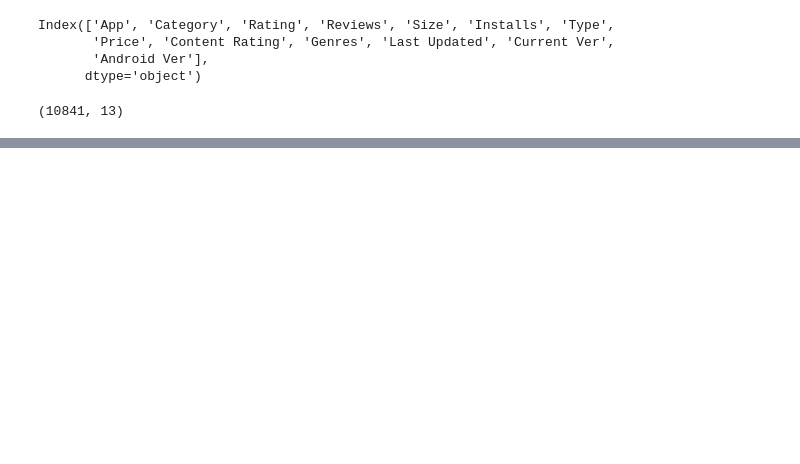
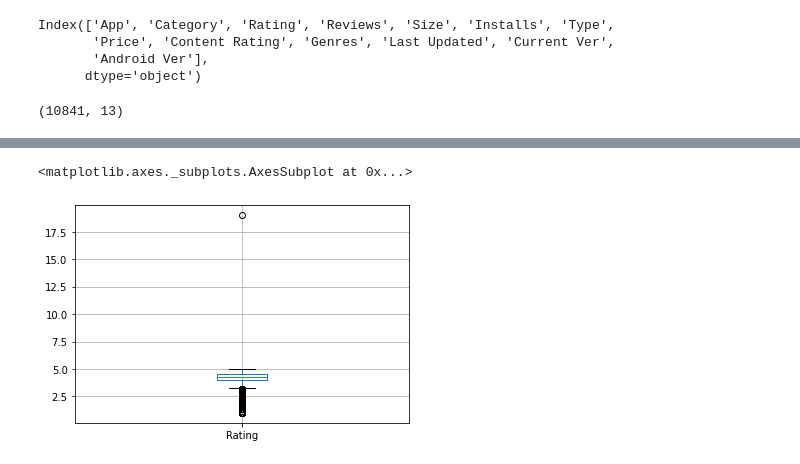
Before and after one commit to Pintu1-data/Play-Store-Review-Analysis, a Jupyter notebook: My_EDA_Project.ipynb, the cells around one changed output, grey strips where cells are left out. Drawn from its saved outputs; the diff is of its cells as text; code cells hidden in the pictures; blank space fills up the shorter version.

```diff
--- a/My_EDA_Project.ipynb
+++ b/My_EDA_Project.ipynb
@@ -62,0 +98,5 @@ df.shape
+# %%
+df.boxplot()
+# %% [output]
+<matplotlib.axes._subplots.AxesSubplot at 0x...>
+[figure, added]
```
Also changed, not shown: parts of 33 cells of this notebook.
